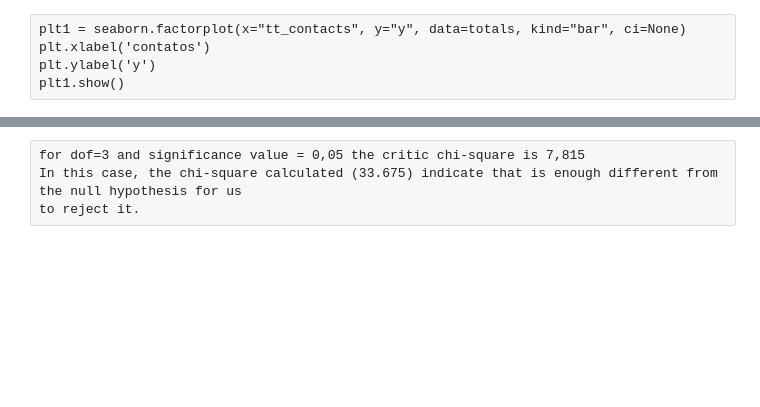
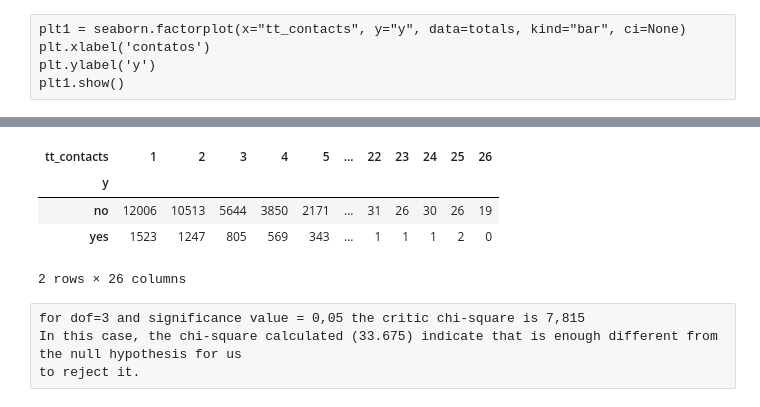
Before and after one commit to Sidon/dmcpbi, a Jupyter notebook: success.ipynb, the cells around one changed output, grey strips where cells are left out. Cells and saved outputs as stored; diff of their text form; code cells hidden in the pictures; blank space fills up the shorter version.

```diff
--- a/success.ipynb
+++ b/success.ipynb
@@ -106,3 +171,11 @@ print (tabulate(chi2, tablefmt='fancy_grid', headers='keys', numalign="center"))
+# %%
+ct1
+# %% [output]
+| tt_contacts | 1 | 2 | 3 | 4 | 5 | ... | 22 | 23 | 24 | 25 | 26 |
+| y |  |  |  |  |  |  |  |  |  |  |  |
+| no | 12006 | 10513 | 5644 | 3850 | 2171 | ... | 31 | 26 | 30 | 26 | 19 |
+| yes | 1523 | 1247 | 805 | 569 | 343 | ... | 1 | 1 | 1 | 2 | 0 |
+2 rows × 26 columns
 # %% [raw]
 for dof=3 and significance value = 0,05 the critic chi-square is 7,815
 In this case, the chi-square calculated (33.675) indicate that is enough different from the null hypothesis for us
```
Also changed, not shown: parts of 14 cells of this notebook.
